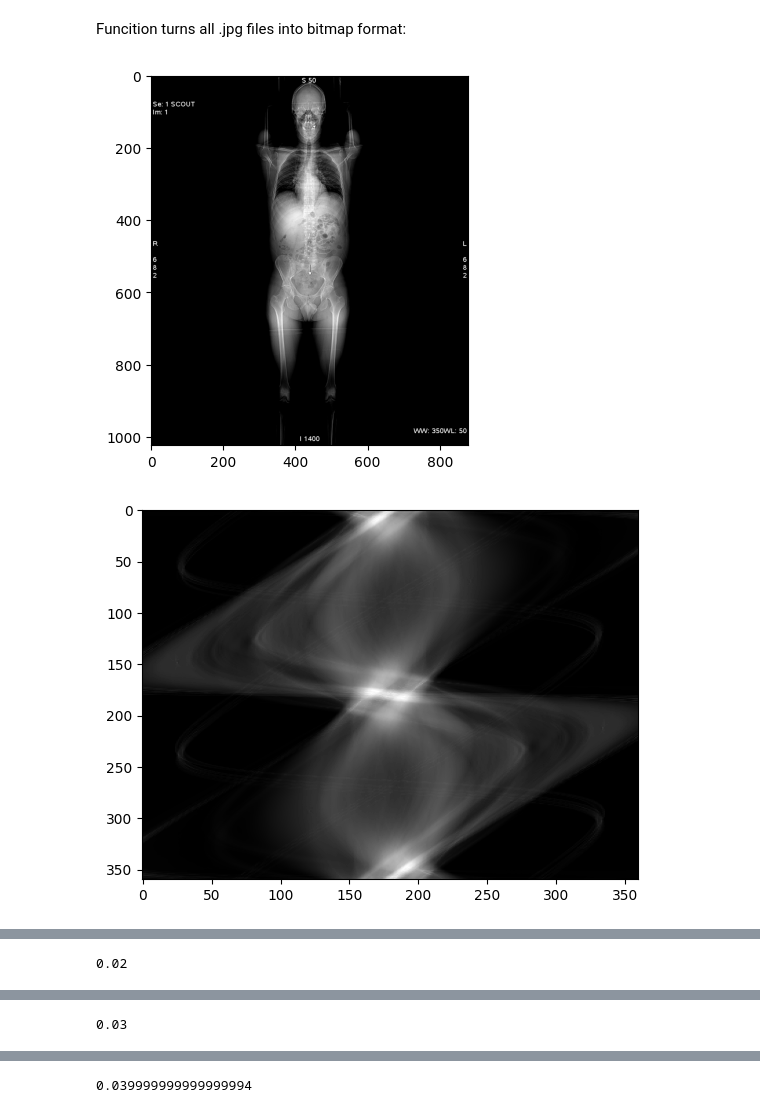
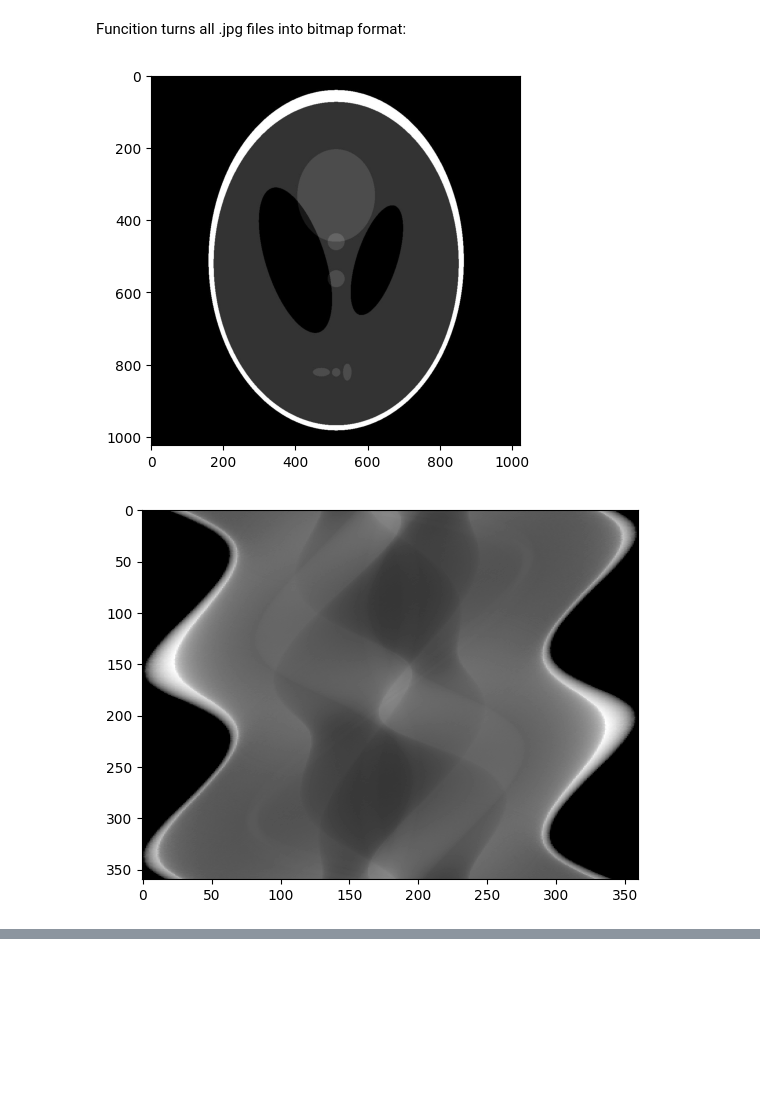
Before and after one commit to Mikokii/Tomograph-Simulator, a Jupyter notebook: tomograph_simulator.ipynb, the cells around one changed output, grey strips where cells are left out. Drawn from its saved outputs; the diff is of its cells as text; code cells hidden in the pictures; blank space fills up the shorter version.

Commit message:
Added reading and saving to dicom files

```diff
--- a/tomograph_simulator.ipynb
+++ b/tomograph_simulator.ipynb
@@ -37,3 +52,19 @@ def turnSingleJpgIntoBitmap(single_file):
     else:
         print('Wrong file format')
         exit()
+# %%
+def turnSingleDicomIntoBitmap(single_file):
+    directory = r"Tomograf-dicom"
+    dicom_file = os.path.join(directory, single_file)
+
+    if single_file.lower().endswith('.dcm'):
+        dicom_data = pydicom.dcmread(dicom_file)
+        bitmap = dicom_data.pixel_array.astype(np.float32)  # Convert to float for stability
+        return scaleBitmap(cutThirdDimension(bitmap))
+    else:
+        print('Wrong file format')
+        exit()
+# %%
+def saveBitmapAsJpg(bitmap, filename):
+    img = Image.fromarray((bitmap * 255).astype(np.uint8))  # Normalize to 0-255 range
+    img.save(filename, format="JPEG")
@@ -215,39 +289,44 @@ def normalizeImage(bitmap):
     return exposure.equalize_adapthist(bitmap, clip_limit=0.03)
 # %%
 if __name__ == '__main__':
+
+    # Load the DICOM file
+    dicom_file = 'Tomograf-dicom/shepp_logan.dcm'  # Replace with your file path
+    dataset = pydicom.dcmread(dicom_file)
+
     #For multiple files turning into bitmaps
     # bitmap_files = turnJpgIntoBitmap(r"Tomograf-images")
     # for file in bitmap_files:
     #     plt.imshow(file, cmap='gray')
     #     plt.show()
 
     #Single file into bitmap
-    bitmap = turnSingleJpgIntoBitmap('Shepp_logan.jpg')
+    # bitmap = turnSingleJpgIntoBitmap('Shepp_logan.jpg')
+
+    #Single dicom file into bitmap
+    bitmap = turnSingleDicomIntoBitmap('shepp_logan.dcm')
     original_shape_a = bitmap.shape[0]
     original_shape_b = bitmap.shape[1]
 
     plt.imshow(bitmap, cmap='gray')
     plt.show()
 
     sinogram, resized_shape = radonTransform(bitmap=bitmap, step=1, detectors_span=270, detectors_number=360)
     plt.imshow(sinogram, cmap='gray', aspect='auto')
     plt.show()
 
-    # inversed_bitmap_no_filter = inverseRadonTransform(sinogram, resized_shape, detectors_span=270)
-    # inversed_bitmap_no_filter = cropToOriginal(inversed_bitmap_no_filter, original_shape_a, original_shape_b)
-    # normalized_inversed_bitmap_no_filter = normalizeImage(inversed_bitmap_no_filter)
-    # plt.imshow(normalized_inversed_bitmap_no_filter, cmap='gray')
-    # plt.show()
-
     sinogram = filtering(sinogram, 21)
     plt.imshow(sinogram, cmap='gray', aspect='auto')
     plt.show()
 
     inversed_bitmap = inverseRadonTransform(sinogram, resized_shape, detectors_span=270)
     inversed_bitmap = cropToOriginal(inversed_bitmap, original_shape_a, original_shape_b)
     normalized_inversed_bitmap = normalizeImage(inversed_bitmap)
     plt.imshow(normalized_inversed_bitmap, cmap='gray')
     plt.show()
+
+    saveBitmapAsJpg(normalized_inversed_bitmap, "test.jpg")
+    saveBitmapAsDicom((normalized_inversed_bitmap * 65535).astype(np.uint16), "test.dcm", "Stefan Batory", "1122334455", "15.01.2025", "Comment tmp")
 # %% [output]
-[figure, old version]
+[figure, new version]
-[figure, old version]
+[figure, new version]
@@ -255 +333,0 @@ if __name__ == '__main__':
-0.02
@@ -257 +334,0 @@ if __name__ == '__main__':
-0.03
@@ -259 +334,0 @@ if __name__ == '__main__':
-0.039999999999999994
```
Also changed, not shown: parts of 5 cells of this notebook, 2 other files.
